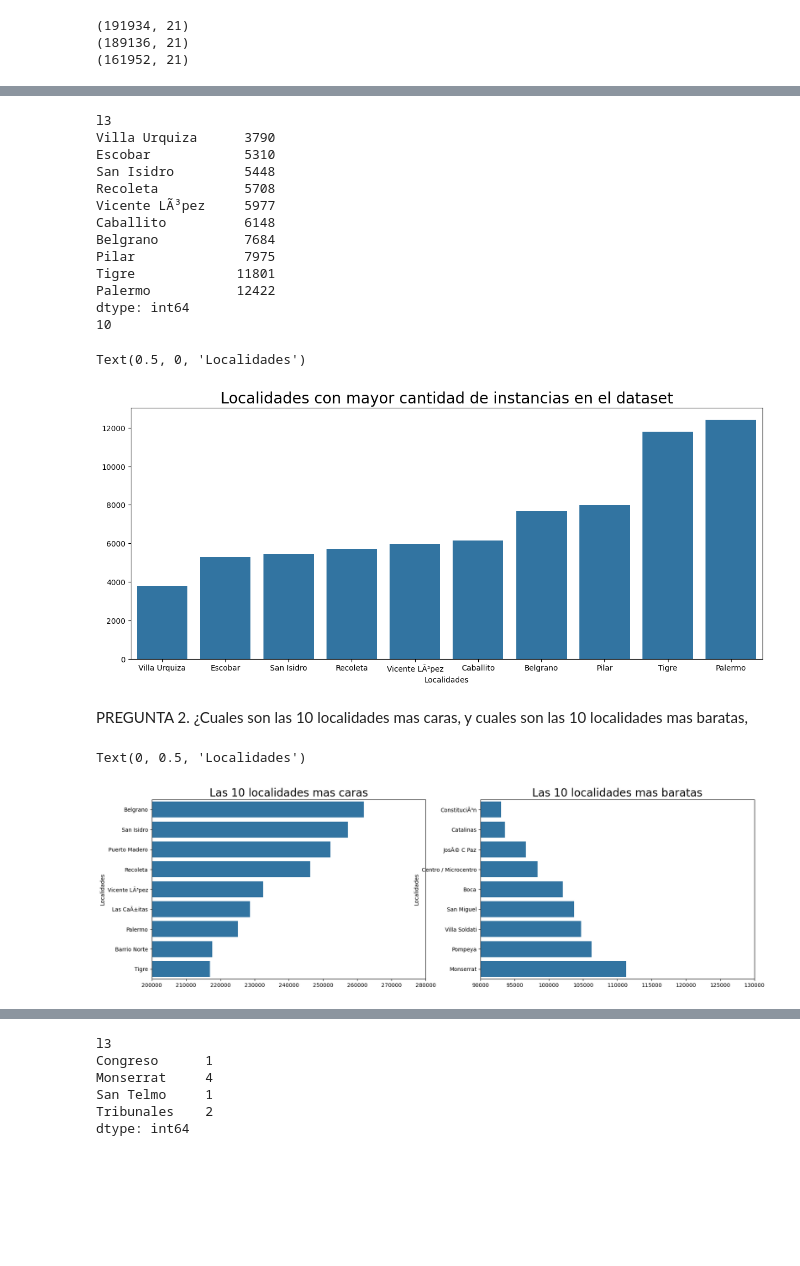
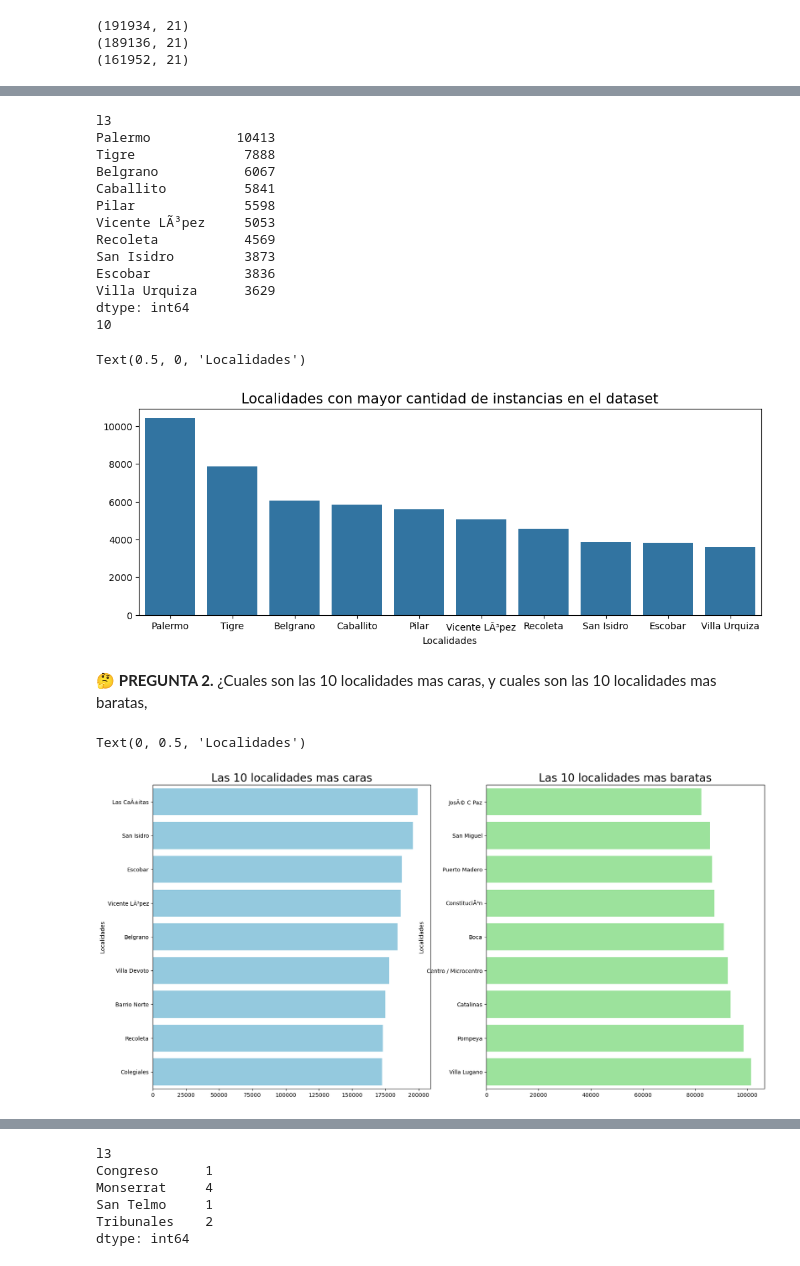
Before and after one commit to amaliagra10/Mercado_Inmobiliario, a Jupyter notebook: Analisis_Mercado_Inmobiliario.ipynb, the cells around one changed output, grey strips where cells are left out. Drawn from its saved outputs; the diff is of its cells as text; code cells hidden in the pictures; blank space fills up the shorter version.

```diff
--- a/Analisis_Mercado_Inmobiliario.ipynb
+++ b/Analisis_Mercado_Inmobiliario.ipynb
@@ -95,6 +90,8 @@ Analizamos las principales columnas del dataset con un matriz de doble filtro qu
 # %%
-#Analizamos las principales columnas del dataset con un matriz de doble filtro
-c="operation"  # valores posibles para columna:"property_type","operation", "currency","l3"
-nombre_c="Tipo de Operación"  # valores posibles para nombre.columna: "Tipo de Propiedad", "Tipo de operación", "Moneda","Ubicacion"
-data_filtro1=matriz_doble_filtro(data2,c,nombre_c)
-print(tabulate(data_filtro1, headers='keys', tablefmt='fancy_grid'))
+#Analizamos las principales columnas del dataset y su distribución por ubicacion con un matriz de doble filtro
+c=["property_type","operation", "currency","l3"]
+nombre_c=["Tipo de Operación", "Tipo de Propiedad", "Tipo de operación", "Moneda","Ubicación"]
+for i in range(0,len(c)):
+    data_filtro1=matriz_doble_filtro(data2,c[i],nombre_c[i])
+    print(tabulate(data_filtro1, headers='keys', tablefmt='fancy_grid'))
+    print("-----------------------------------------")
@@ -110,8 +127,8 @@ for i in range(0,len(data4.index)):
     data4.iloc[i,8]="nulo"
 data5= data4.query('l3 != "nulo"')
 print(data5.shape)
-data6= data5.query('rooms>=0 & price>=0')
-print(data6.shape)
+data7= data5.query('rooms>=0 & price>=0')
+print(data7.shape)
 # %% [output]
 (191934, 21)
 (189136, 21)
@@ -158,5 +172,0 @@ Text(0.5, 0, 'Cantidad de habitaciones')
-# %%
-#filtramos los ouliers
-data7= data6.query('rooms<=10 & bedrooms<=10 & surface_total<=4000 & surface_covered<=1500 & price<=1200000 & latitud!=1')
-print(data7.shape)
-print(data7.columns)
@@ -170,3 +173,17 @@ Index(['index', 'ID', 'start_date', 'end_date', 'created_on', 'latitud',
+# %%
+#filtramos los ouliers con el Método del rango intercuartílico (IQR)
+columnas=["surface_total","surface_covered","price", "rooms", "bedrooms"]
+for col in columnas:
+    Q1 = data7[col].quantile(0.25)
+    Q3 = data7[col].quantile(0.75)
+    IQR = Q3 - Q1
+
+    # Definir límites
+    limite_inferior = Q1 - 1.5 * IQR
+    limite_superior = Q3 + 1.5 * IQR
+
+    # Filtrar outliers
+    data7 = data7[(data7[col] >= limite_inferior) & (data7[col] <= limite_superior)]
 # %%
 # DESCARTAMOS COLUMNAS QUE NO UTILIZAREMOS
 data7 = data7.rename(columns={'title"':'title'})
@@ -183,30 +197,30 @@ pregunta1: ¿Cuales son las localidades en los cuales hay mas propiedades dispon
 # %%
-Barriosprop=data7.pivot_table(index=['l3'], aggfunc='size').sort_values(ascending=True)
+Barriosprop=data7.pivot_table(index=['l3'], aggfunc='size').sort_values(ascending=False)
 Barriosprop=Barriosprop[Barriosprop>3500]
 print(Barriosprop)
 print(Barriosprop.size)
-plt.figure(figsize=(15,6))
+plt.figure(figsize=(12,4))
 sns.barplot(x=Barriosprop.index, y=Barriosprop.values)
-plt.title("Localidades con mayor cantidad de instancias en el dataset", size=20)
+plt.title("Localidades con mayor cantidad de instancias en el dataset", size=15)
 plt.xlabel("Localidades")
 # %% [output]
 l3
-Villa Urquiza      3790
-Escobar            5310
-San Isidro         5448
-Recoleta           5708
-Vicente LÃ³pez     5977
-Caballito          6148
-Belgrano           7684
-Pilar              7975
-Tigre             11801
-Palermo           12422
+Palermo           10413
+Tigre              7888
+Belgrano           6067
+Caballito          5841
+Pilar              5598
+Vicente LÃ³pez     5053
+Recoleta           4569
+San Isidro         3873
+Escobar            3836
+Villa Urquiza      3629
 dtype: int64
 10
 Text(0.5, 0, 'Localidades')
-[figure, old version]
+[figure, new version]
 # %% [markdown]
-PREGUNTA 2. ¿Cuales son las 10 localidades mas caras, y cuales son las 10 localidades mas baratas,
+🤔 **PREGUNTA 2.** ¿Cuales son las 10 localidades mas caras, y cuales son las 10 localidades mas baratas,
 # %%
 barrios_caros= pd.pivot_table(data8, index=["l3"], aggfunc= { 'price': 'mean'})
 barrios_caros=barrios_caros.sort_values("price",ascending=False)
@@ -216,20 +230,18 @@ barrios_baratos= pd.pivot_table(data8, index=["l3"], aggfunc= { 'price': 'mean'}
 barrios_baratos=barrios_baratos.sort_values("price",ascending=True)
 barrios_baratos=barrios_baratos.iloc[:9,:]
 
-plt.figure(figsize=(20,6))
+plt.figure(figsize=(20,10))
 
 plt.subplot(1,2,1)
-sns.barplot(y=barrios_caros.index, x=barrios_caros.price.values)
-plt.xlim(200000,280000)
+sns.barplot(y=barrios_caros.index, x=barrios_caros.price.values,color='skyblue')
 plt.title("Las 10 localidades mas caras", size=20)
 plt.ylabel("Localidades")
 
 plt.subplot(1,2,2)
-sns.barplot(y=barrios_baratos.index, x=barrios_baratos.price.values)
-plt.xlim(90000,130000)
+sns.barplot(y=barrios_baratos.index, x=barrios_baratos.price.values, color='lightgreen' )
 plt.title("Las 10 localidades mas baratas", size=20)
 plt.ylabel("Localidades")
 # %% [output]
 Text(0, 0.5, 'Localidades')
-[figure, old version]
+[figure, new version]
 # %% [markdown]
```
Also changed, not shown: parts of 25 cells of this notebook.
